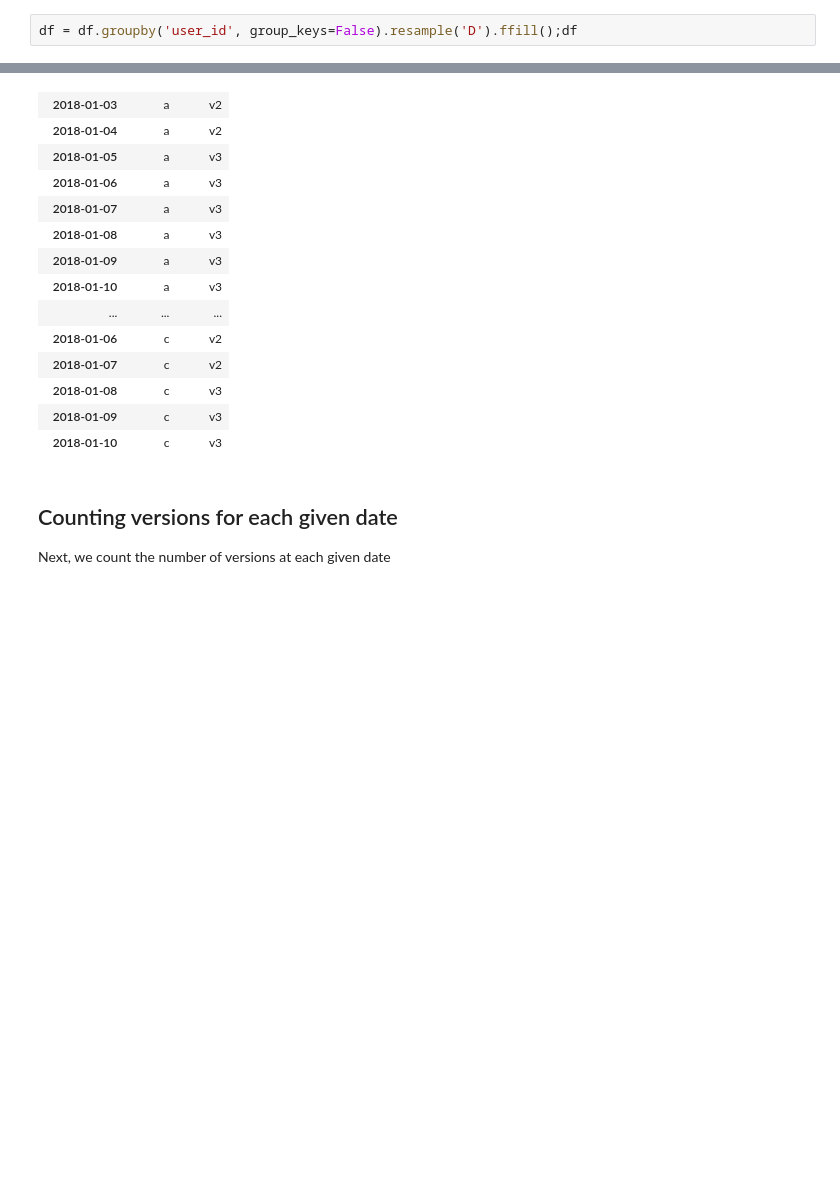
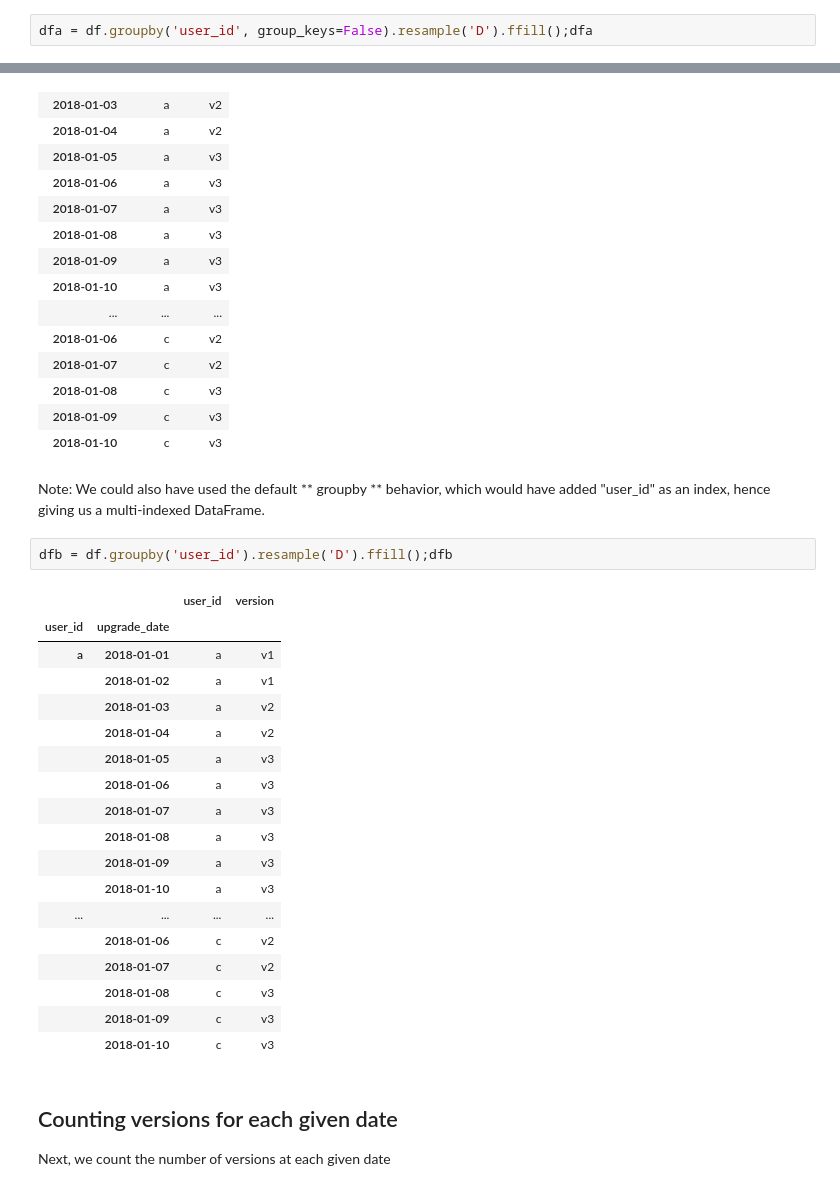
Before and after one commit to CDSP-SCPO/datamusings, a Jupyter notebook: version-count-timeline.ipynb, the cells around one changed output, grey strips where cells are left out. Saved outputs shown, nothing was run; the diff lists cells and outputs as text; blank space fills up the shorter version.

```diff
--- a/version-count-timeline.ipynb
+++ b/version-count-timeline.ipynb
@@ -93,5 +94,5 @@ Now we create a daily timeline for each user ranging from January 1st to January
 # %%
-df = df.groupby('user_id', group_keys=False).resample('D').ffill();df
+dfa = df.groupby('user_id', group_keys=False).resample('D').ffill();dfa
 # %% [output]
 |  | user_id | version |
 | upgrade_date |  |  |
@@ -111,6 +112,29 @@ df = df.groupby('user_id', group_keys=False).resample('D').ffill();df
 | 2018-01-08 | c | v3 |
 | 2018-01-09 | c | v3 |
 | 2018-01-10 | c | v3 |
+# %% [markdown]
+Note: We could also have used the default ** groupby ** behavior, which would have added "user_id" as an index, hence giving us a multi-indexed DataFrame.
+# %%
+dfb = df.groupby('user_id').resample('D').ffill();dfb
+# %% [output]
+|  |  | user_id | version |
+| user_id | upgrade_date |  |  |
+| a | 2018-01-01 | a | v1 |
+|  | 2018-01-02 | a | v1 |
+|  | 2018-01-03 | a | v2 |
+|  | 2018-01-04 | a | v2 |
+|  | 2018-01-05 | a | v3 |
+|  | 2018-01-06 | a | v3 |
+|  | 2018-01-07 | a | v3 |
+|  | 2018-01-08 | a | v3 |
+|  | 2018-01-09 | a | v3 |
+|  | 2018-01-10 | a | v3 |
+| ... | ... | ... | ... |
+|  | 2018-01-06 | c | v2 |
+|  | 2018-01-07 | c | v2 |
+|  | 2018-01-08 | c | v3 |
+|  | 2018-01-09 | c | v3 |
+|  | 2018-01-10 | c | v3 |
 # %% [markdown]
 ## Counting versions for each given date
 
```
Also changed, not shown: parts of 4 cells of this notebook.
